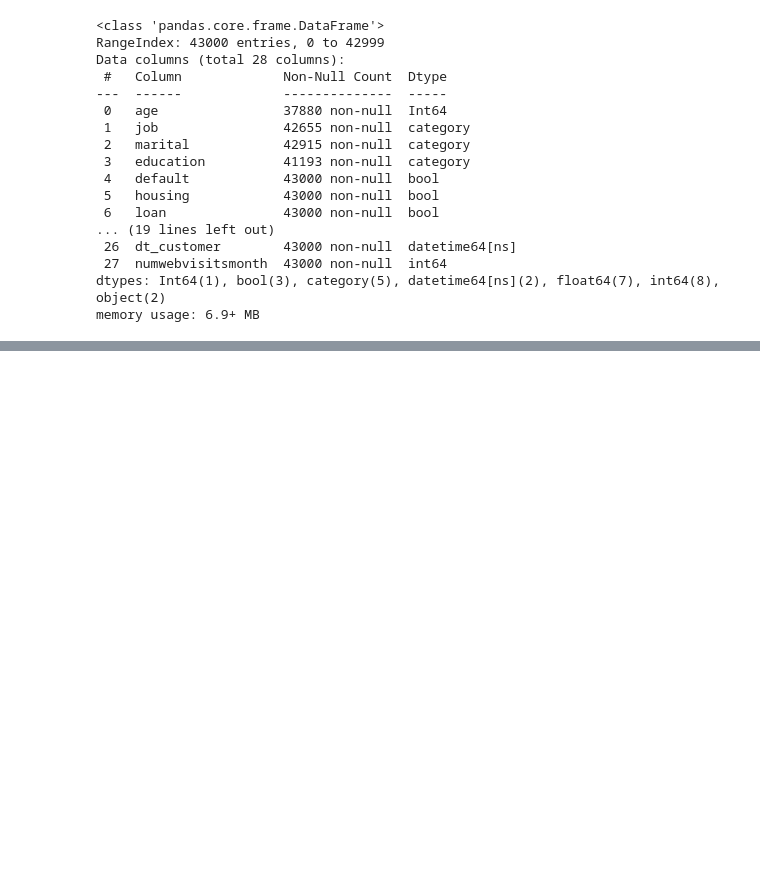
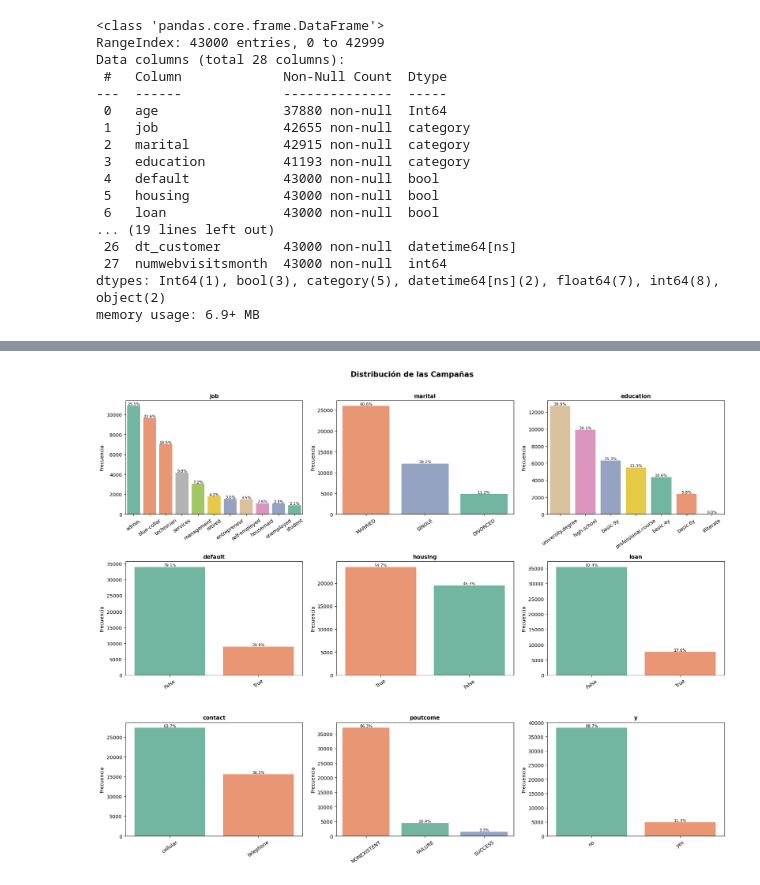
Before and after one commit to pablo98al/Entrega-Proyecto-Python-EDA, a Jupyter notebook: EDA/Merge_EDA.ipynb, the cells around one changed output, grey strips where cells are left out. Saved outputs shown, nothing was run; the diff lists cells and outputs as text; code cells hidden in the pictures; blank space fills up the shorter version.

```diff
--- a/EDA/Merge_EDA.ipynb
+++ b/EDA/Merge_EDA.ipynb
@@ -108,0 +211,29 @@ df_merge.describe().T
+# %%
+categoricas = ['job', 'marital', 'education', 'default', 'housing',
+               'loan', 'contact', 'poutcome', 'y']
+
+fig, axes = plt.subplots(nrows=3, ncols=3, figsize=(18, 14))
+axes = axes.flatten()
+
+for i, col in enumerate(categoricas):
+    ax = axes[i]
+    orden = df_merge[col].value_counts().index
+    sns.countplot(data=df_merge, x=col, order=orden, ax=ax,
+                  hue=col, palette='Set2', legend=False)
+    ax.set_title(col, fontsize=11, fontweight='bold')
+    ax.set_xlabel('')
+    ax.set_ylabel('Frecuencia')
+    ax.tick_params(axis='x', rotation=35)
+
+    # Añadir porcentaje encima de cada barra
+    total = df_merge[col].count()
+    for p in ax.patches:
+        pct = f'{100 * p.get_height() / total:.1f}%'
+        ax.annotate(pct, (p.get_x() + p.get_width() / 2, p.get_height()),
+                    ha='center', va='bottom', fontsize=8)
+
+plt.suptitle('Distribución de las Campañas', fontsize=15, fontweight='bold', y=1.01)
+plt.tight_layout()
+plt.show()
+# %% [output]
+[figure, added]
```
Also changed, not shown: parts of 29 cells of this notebook, 2 other files.
